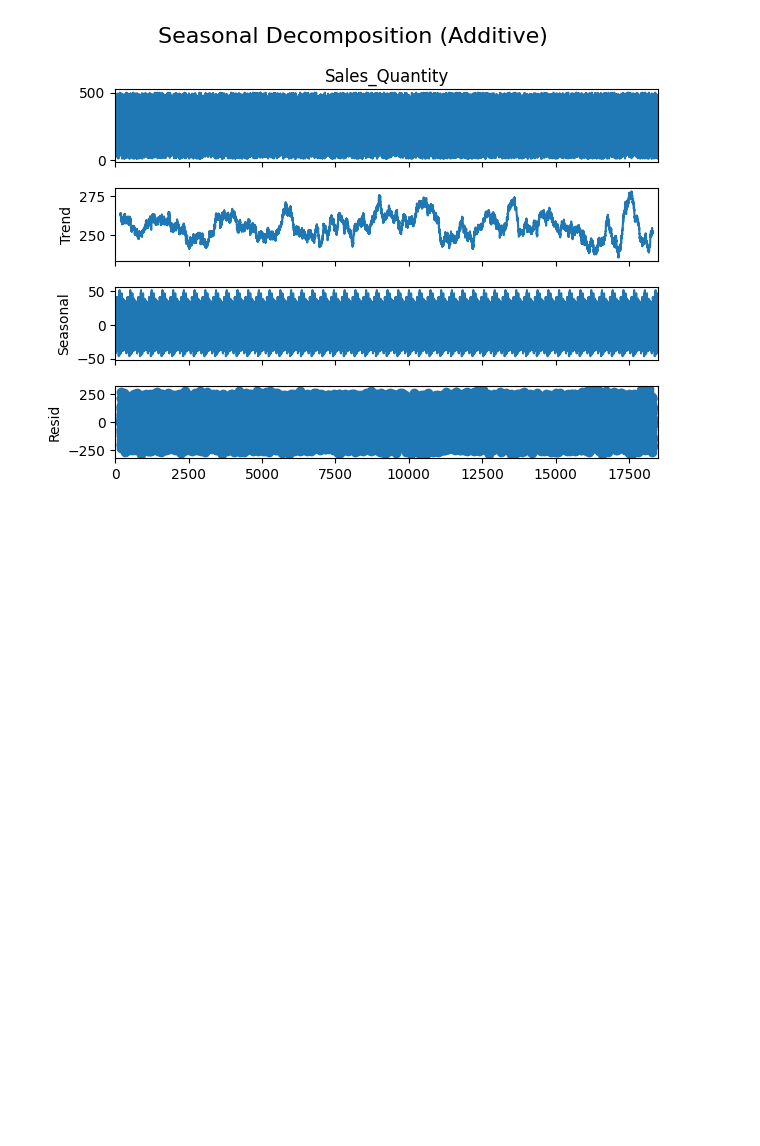
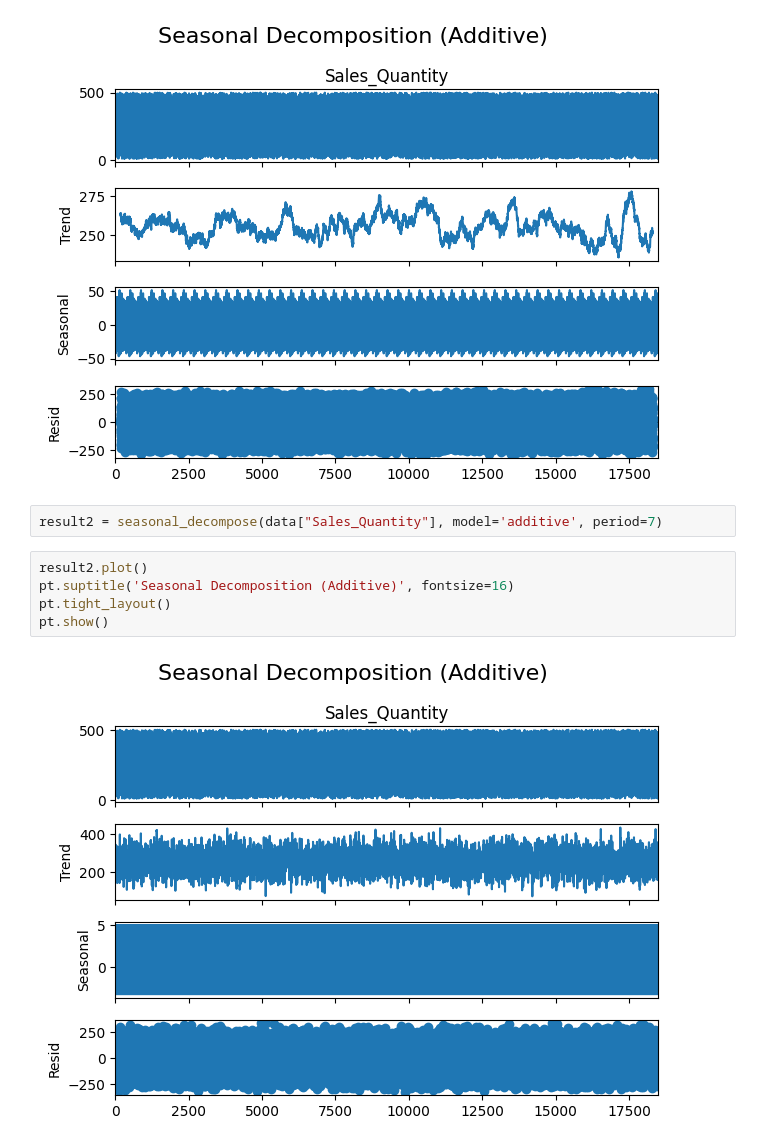
Before and after one commit to jwsadman/salesForecasting, a Jupyter notebook: notebook.ipynb, the cells around one changed output. Saved outputs shown, nothing was run; the diff lists cells and outputs as text; blank space fills up the shorter version.

Commit message:
EDA completed and ready for modeling

```diff
--- a/notebook.ipynb
+++ b/notebook.ipynb
@@ -545,3 +544,12 @@ pt.tight_layout()
 pt.show()
 # %% [output]
 [figure]
+# %%
+result2 = seasonal_decompose(data["Sales_Quantity"], model='additive', period=7)
+# %%
+result2.plot()
+pt.suptitle('Seasonal Decomposition (Additive)', fontsize=16)
+pt.tight_layout()
+pt.show()
+# %% [output]
+[figure, added]
```
Also changed, not shown: parts of 19 cells of this notebook.
